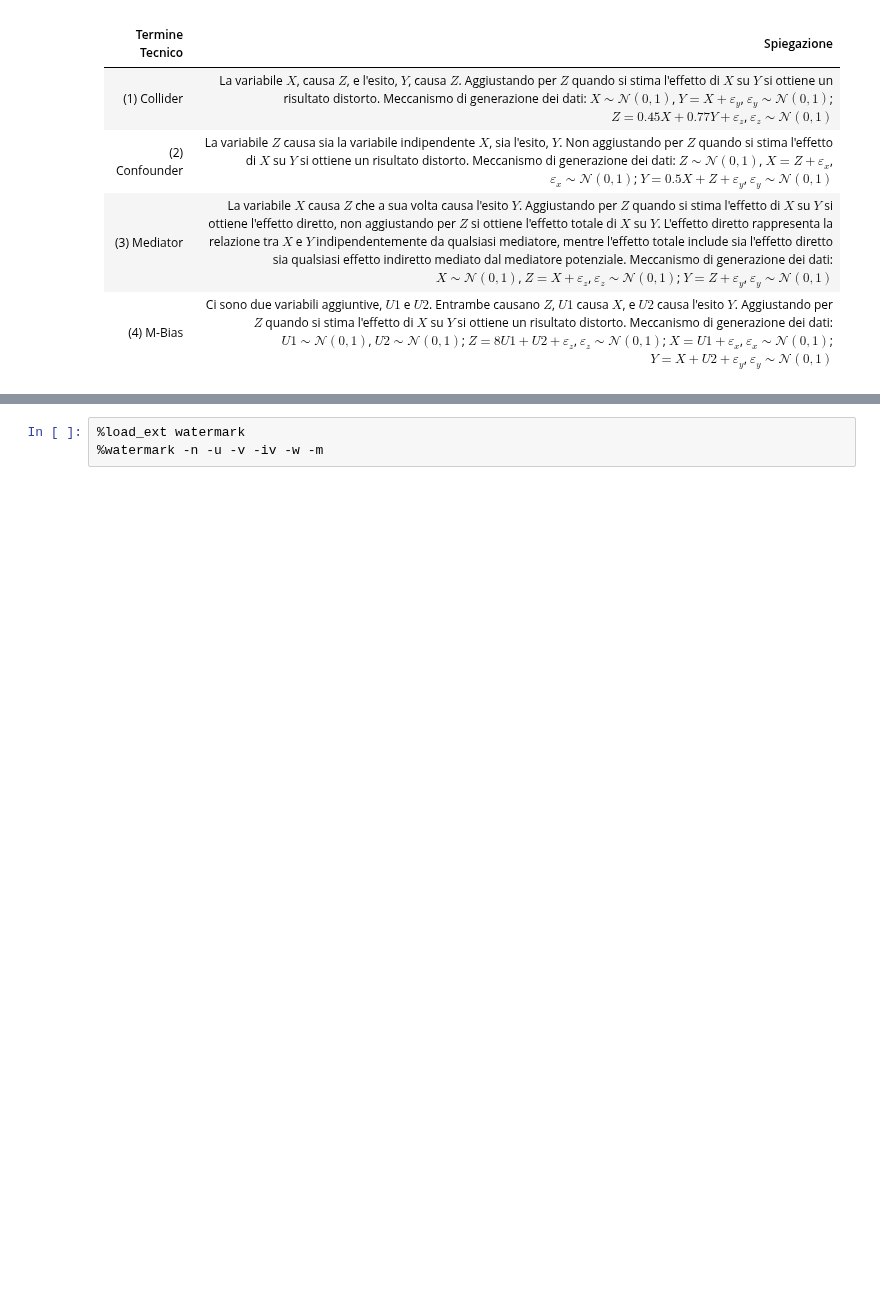
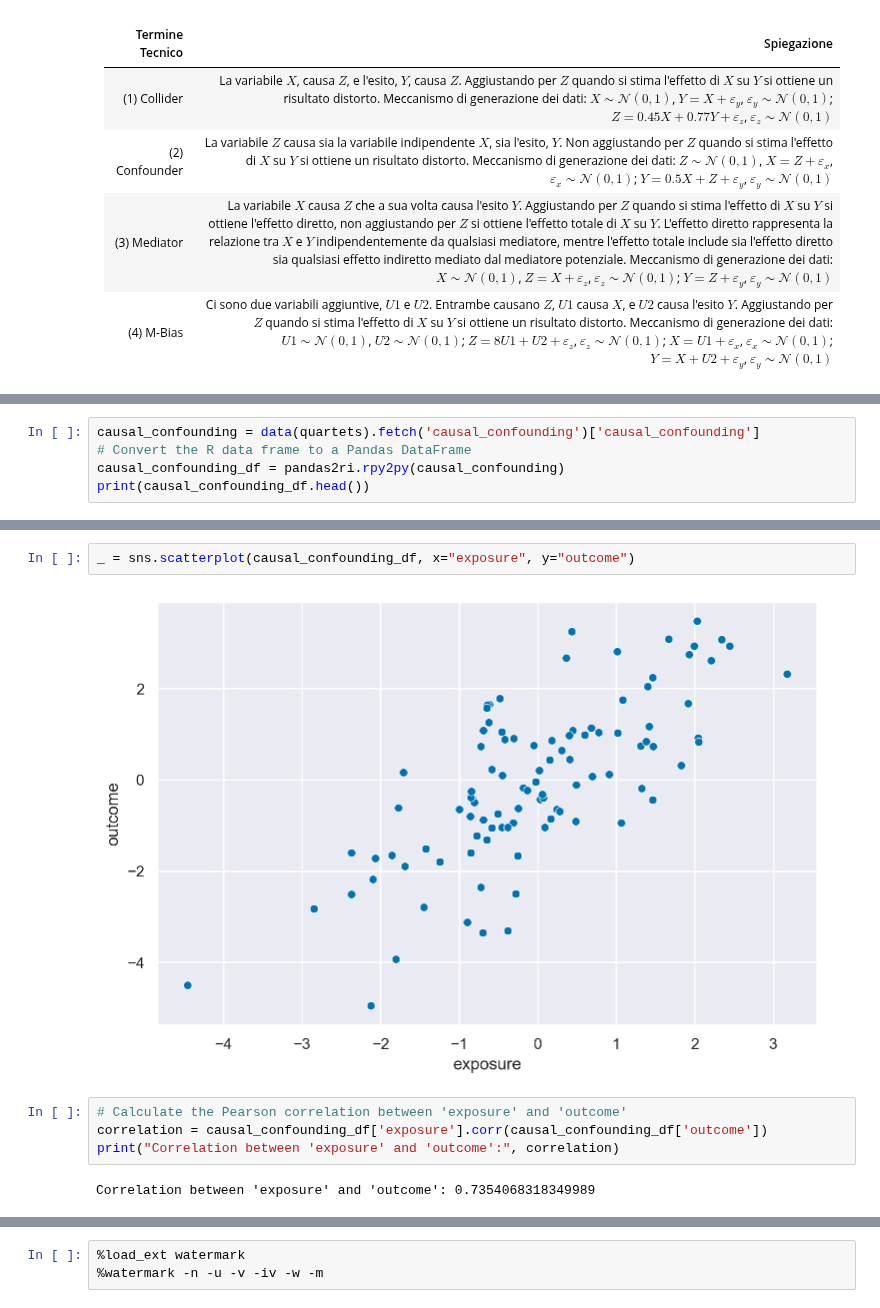
Before and after one commit to ccaudek/ds4psy, a Jupyter notebook: _build/jupyter_execute/chapter_5/05_causal_inference.ipynb, the cells around one changed output, grey strips where cells are left out. Drawn from its saved outputs; the diff is of its cells as text; blank space fills up the shorter version.

```diff
--- a/_build/jupyter_execute/chapter_5/05_causal_inference.ipynb
+++ b/_build/jupyter_execute/chapter_5/05_causal_inference.ipynb
@@ -373,0 +520,5 @@ plt.show()
+# %%
+causal_confounding = data(quartets).fetch('causal_confounding')['causal_confounding']
+# Convert the R data frame to a Pandas DataFrame
+causal_confounding_df = pandas2ri.rpy2py(causal_confounding)
+print(causal_confounding_df.head())
@@ -373,0 +547,10 @@ plt.show()
+# %%
+_ = sns.scatterplot(causal_confounding_df, x="exposure", y="outcome")
+# %% [output]
+[figure, added]
+# %%
+# Calculate the Pearson correlation between 'exposure' and 'outcome'
+correlation = causal_confounding_df['exposure'].corr(causal_confounding_df['outcome'])
+print("Correlation between 'exposure' and 'outcome':", correlation)
+# %% [output]
+Correlation between 'exposure' and 'outcome': 0.7354068318349989
```
Also changed, not shown: parts of 63 cells of this notebook, 29 other files.
